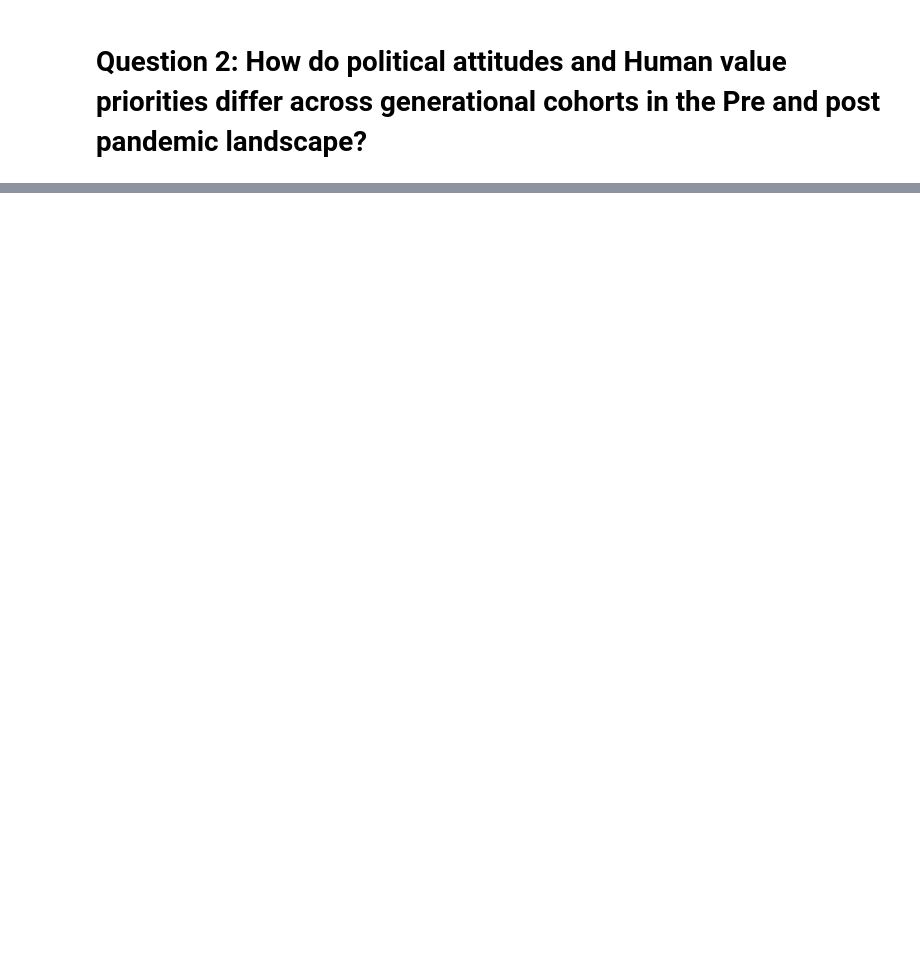
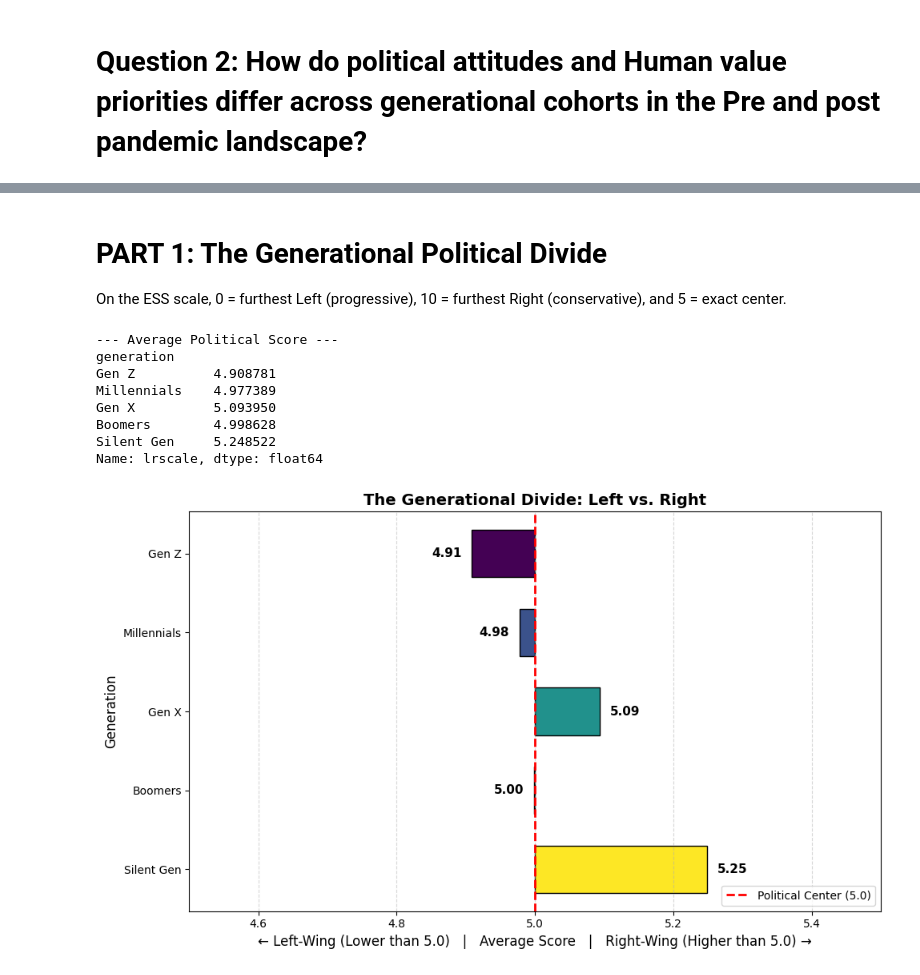
Before and after one commit to CU-S26-MSDSSB-DSCI-01-DataScienceLab/DataScienceLab_HumanValues, a Jupyter notebook: Q2_Tayaphon.ipynb, the cells around one changed output, grey strips where cells are left out. Drawn from its saved outputs; the diff is of its cells as text; code cells hidden in the pictures; blank space fills up the shorter version.

```diff
--- a/Q2_Tayaphon.ipynb
+++ b/Q2_Tayaphon.ipynb
@@ -510,0 +74,63 @@ essround
+# %% [markdown]
+# PART 1: The Generational Political Divide
+On the ESS scale, 0 = furthest Left (progressive), 10 = furthest Right (conservative), and 5 = exact center.
+# %%
+# Define the order and a specific color for each generation
+gen_order = ['Gen Z', 'Millennials', 'Gen X', 'Boomers', 'Silent Gen']
+
+# Using Viridis color hex codes so they match your later charts perfectly
+gen_colors = {
+    'Gen Z': '#440154',        # Dark Purple
+    'Millennials': '#3b528b',  # Blue
+    'Gen X': '#21918c',        # Teal
+    'Boomers': '#5ec962',      # Light Green
+    'Silent Gen': '#fde725'    # Yellow
+}
+
+politics = df.groupby('generation')['lrscale'].mean().loc[gen_order]
+print("--- Average Political Score ---")
+print(politics)
+
+# Create the Graph
+plt.figure(figsize=(10, 6))
+
+# Calculate the widths of the bars based on how far they are from the political center (5.0)
+center = 5.0
+widths = politics - center
+
+# Assign colors based on the generation using the gen_colors dictionary
+colors = [gen_colors[gen] for gen in politics.index]
+plt.barh(y=politics.index, width=widths, left=center, color=colors, edgecolor='black', height=0.6)
+plt.gca().invert_yaxis()
+
+for i, val in enumerate(politics):
+    if val > center:
+        # if Right-wing move the text to the right
+        plt.text(val + 0.015, i, f'{val:.2f}', va='center', ha='left', fontsize=11, fontweight='bold', color='black')
+    else:
+        # if Left-wing move the text to the left
+        plt.text(val - 0.015, i, f'{val:.2f}', va='center', ha='right', fontsize=11, fontweight='bold', color='black')
+
+
+plt.axvline(x=center, color='red', linestyle='--', linewidth=2, label='Political Center (5.0)')
+
+plt.title('The Generational Divide: Left vs. Right', fontsize=14, fontweight='bold')
+
+plt.xlabel('← Left-Wing (Lower than 5.0)   |   Average Score   |   Right-Wing (Higher than 5.0) →', fontsize=12)
+plt.ylabel('Generation', fontsize=12)
+
+plt.xlim(4.5, 5.5)
+plt.grid(axis='x', linestyle='--', alpha=0.5)
+plt.legend(loc='lower right')
+
+plt.tight_layout()
+# %% [output]
+--- Average Political Score ---
+generation
+Gen Z          4.908781
+Millennials    4.977389
+Gen X          5.093950
+Boomers        4.998628
+Silent Gen     5.248522
+Name: lrscale, dtype: float64
+[figure, added]
```
Also changed, not shown: parts of 46 cells of this notebook, 2 other files.
